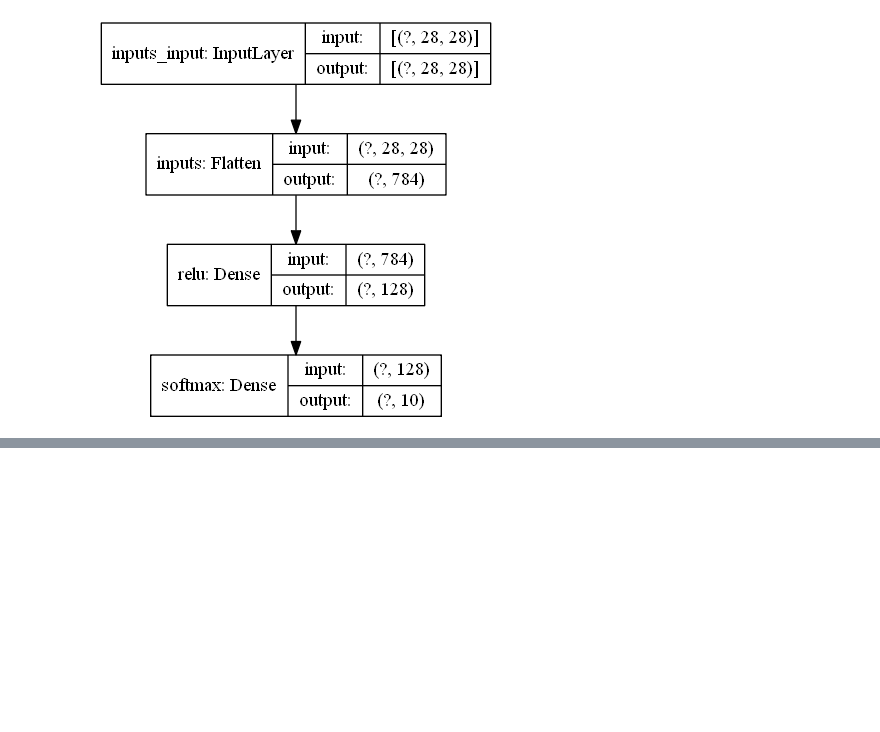
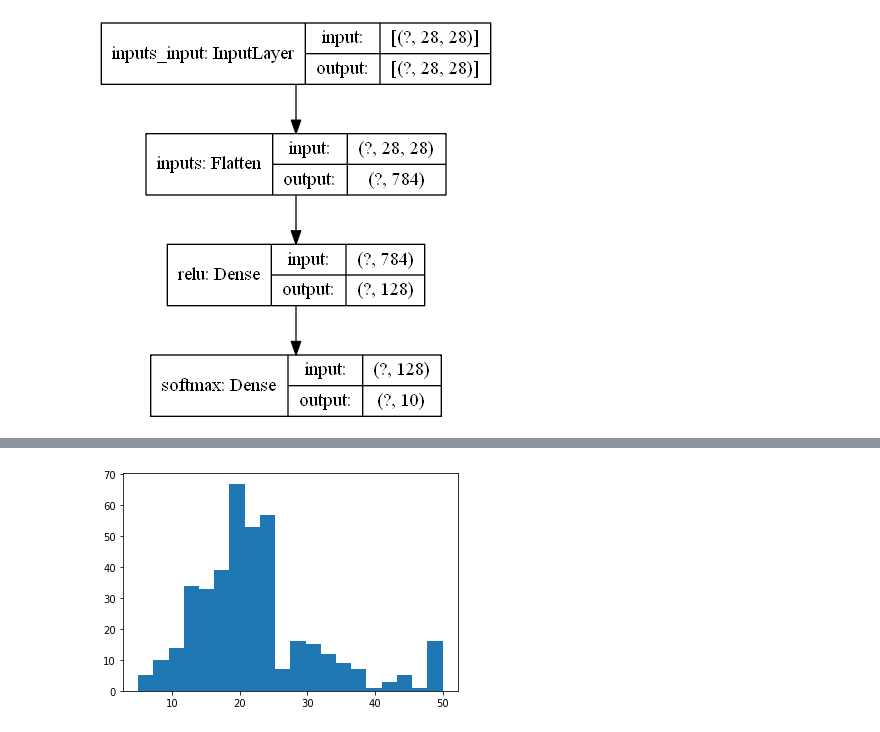
Before and after one commit to zeke0409/Othello-practice, a Jupyter notebook: TensorFlow_intro.ipynb, the cells around one changed output, grey strips where cells are left out. Drawn from its saved outputs; the diff is of its cells as text; code cells hidden in the pictures; blank space fills up the shorter version.

```diff
--- a/TensorFlow_intro.ipynb
+++ b/TensorFlow_intro.ipynb
@@ -115,0 +173,3 @@ None
+# %%
+import keras
+(x_train,y_train),(x_test,y_test)=keras.datasets.boston_housing.load_data()
@@ -115,0 +196,6 @@ None
+# %%
+import matplotlib.pyplot as plt
+plt.hist(y_train,bins=20)
+plt.show()
+# %% [output]
+[figure, added]
```
Also changed, not shown: parts of 14 cells of this notebook, 8 other files.
